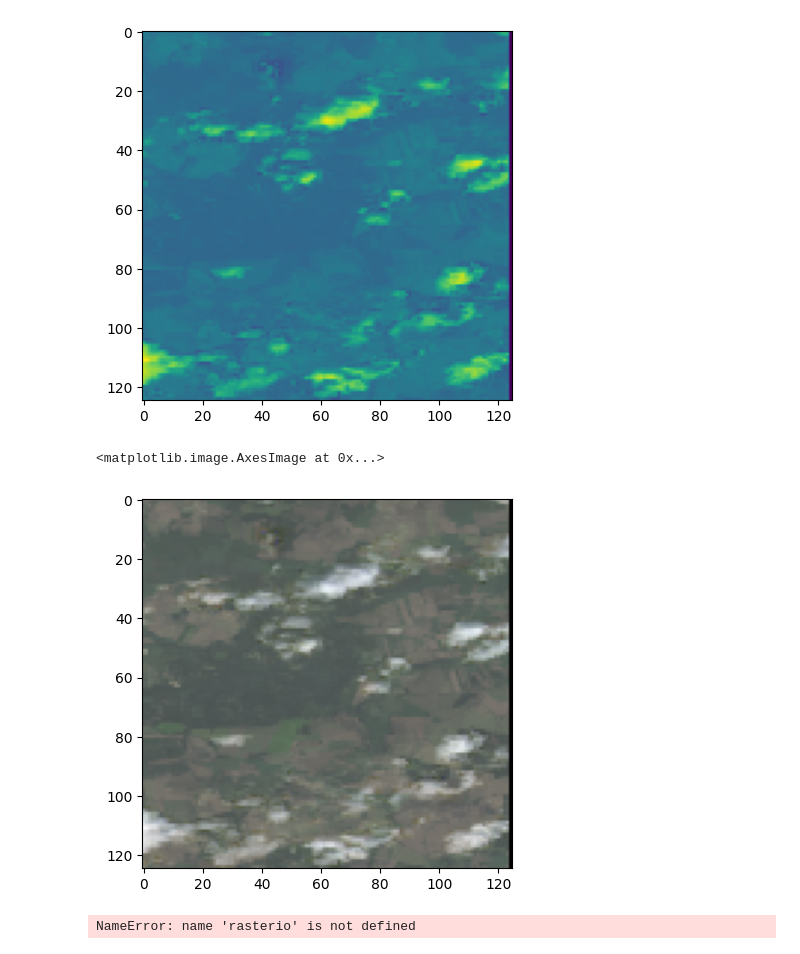
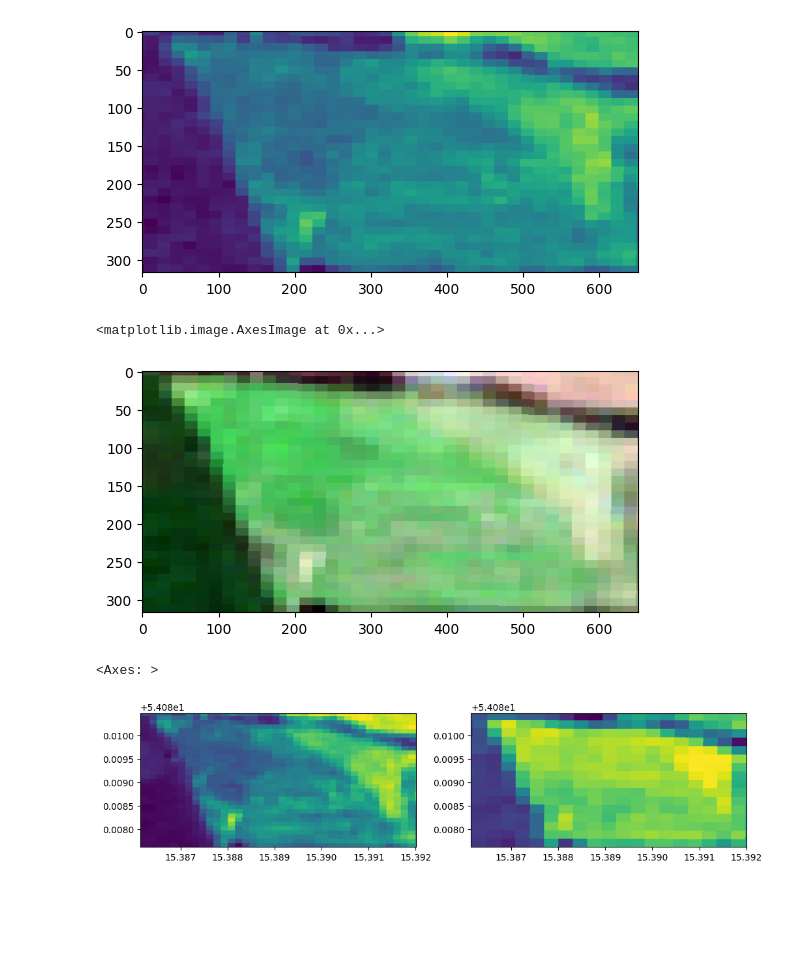
Before and after one commit to PawelSenko/NDVI_calculate, a Jupyter notebook: sentinel.ipynb, the cells around one changed output. Cells and saved outputs as stored; diff of their text form; code cells hidden in the pictures; blank space fills up the shorter version.

```diff
--- a/sentinel.ipynb
+++ b/sentinel.ipynb
@@ -65,48 +110,49 @@ Map.add_layer(geom_samowo,{'color': 'blue'})
 # %%
 import rasterio
 from rasterio.plot import show
 import numpy as np
 import matplotlib.pyplot as plt
 
-raster = rasterio.open('mapa_new_nir.tif')
+raster = rasterio.open('./mapa_sentinel/mapa_new_sentinel.tif')
 
 def normalize(array):
     array_min, array_max = array.min(), array.max()
     return (array - array_min) / (array_max - array_min)
 
 nir = raster.read(4)
 red = raster.read(3)
 green = raster.read(2)
 
 # Normalize band DN
 nir_norm = normalize(nir)
 red_norm = normalize(red)
 green_norm = normalize(green)
 
 
 # Stack bands
 nrg = np.dstack((nir_norm, red_norm, green_norm))
 
 show(green_norm)
 plt.imshow(nrg)
 # %% [output]
-[figure, old version]
+[figure, new version]
 <matplotlib.image.AxesImage at 0x...>
-[figure, old version]
+[figure, new version]
 # %%
 # NDVI calculate
 
-band_red = rasterio.open('mapa_new_red.SR_B4.tif')
-band_nir  = rasterio.open('mapa_new_red.SR_B5.tif')
+band_red = rasterio.open('./mapa_sentinel/mapa_new_sentinel.B4.tif')
+band_nir  = rasterio.open('./mapa_sentinel/mapa_new_sentinel.B5.tif')
 
-band_nir.crs
+print(band_nir.crs)
 #show(band_red)
 
 fig,(ax1,ax2) = plt.subplots(1,2, figsize=(12,6))
 show(band_red,ax=ax1)
 show(band_nir,ax=ax2)
 # %% [output]
-NameError: name 'rasterio' is not defined
+<Axes: >
+[figure, added]
 # %%
 red = band_red.read(1).astype('float64')
 nir = band_nir.read(1).astype('float64')
```
Also changed, not shown: parts of 7 cells of this notebook, 30 other files.
